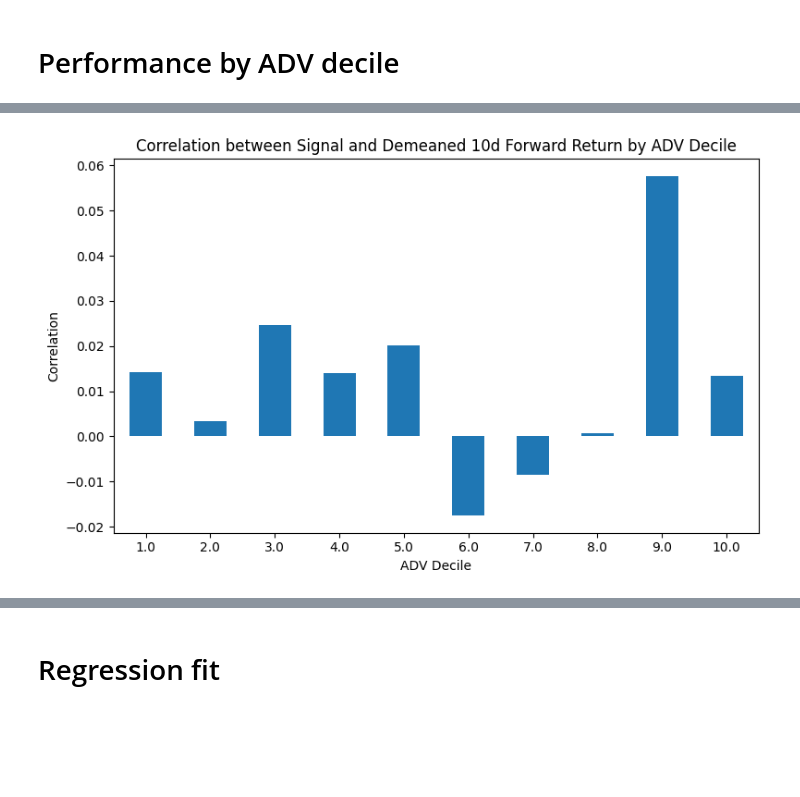
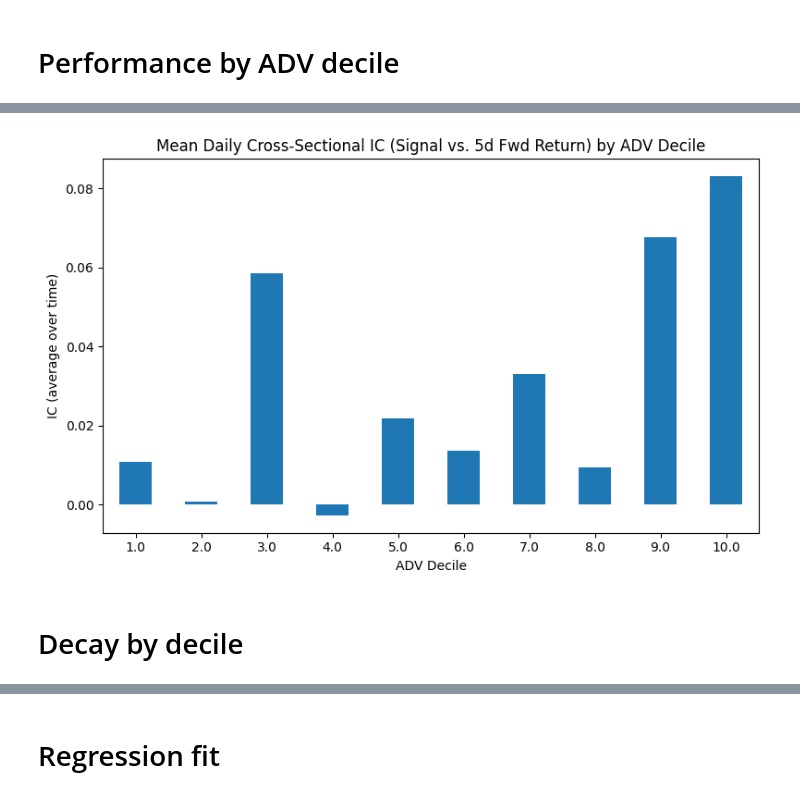
Before and after one commit to engineswap/strategy_manager, a Jupyter notebook: research.ipynb, the cells around one changed output, grey strips where cells are left out. Saved outputs shown, nothing was run; the diff lists cells and outputs as text; code cells hidden in the pictures; blank space fills up the shorter version.

```diff
--- a/research.ipynb
+++ b/research.ipynb
@@ -141,8 +185,8 @@ Computing Bollinger Band momentum signal...
 # Filter illiquids
 # %%
 # Select universe
-df_filtered = df[df.dollar_volume_slowed >= 1e6] # at least $1M daily volume
-df_filtered = df[df['days_since_listing'] >= 90] # at least 90 days since listing (need data for risk estimate)
+df_filtered = df[df.dollar_volume_slowed >= 5e6] # at least $5M daily volume
+df_filtered = df_filtered[df_filtered['days_since_listing'] >= 90] # at least 90 days since listing (need data for risk estimate)
 df_filtered = df_filtered[df_filtered.timestamp<'2025-01-01']
 df_filtered = df_filtered[df_filtered.timestamp>'2021-01-01']
 print(f"Filtered down from {len(df)} to {len(df_filtered)} rows")
@@ -151,16 +203,13 @@ Filtered down from 371753 to 226544 rows
 # %%
-# 1) define your three 60-column groups
+# Demean forward returns cross-sectionally (by timestamp) (this is your target)
 price_cols    = [f"fwd_return_{n}d"          for n in range(1, 61)]
 funding_cols  = [f"fwd_funding_return_{n}d"  for n in range(1, 61)]
 combined_cols = [f"fwd_combined_return_{n}d" for n in range(1, 61)]
 
-# 2) vectorized demean in-place, naming *_demeaned_fast
-for cols in (price_cols, funding_cols, combined_cols):
-	# compute per-timestamp means for all cols at once
-	means = df_filtered.groupby("timestamp")[cols].transform("mean")
-	# subtract and assign to new *_demeaned_fast columns
-	fast_cols = [f"{c}_demeaned" for c in cols]
-	df_filtered[fast_cols] = df_filtered[cols] - means
+for col in combined_cols:
+    means = df_filtered.groupby("timestamp")[col].transform("mean")
+    new_col = f"{col}_demeaned"
+    df_filtered[new_col] = df_filtered[col] - means
 
 df_filtered = df_filtered.copy() # de-fragment
 # %%
@@ -315,7 +485,7 @@ lookback
 # %% [markdown]
 # Signal Selection
 # %%
-df_filtered['signal'] = df_filtered['signal_32d']
+df_filtered['signal'] = df_filtered['signal_128d']
 # %% [markdown]
 Holding-period estimator ``H = 1/avg_turnover`` assumes ``GMV = 1``.
 # %%
@@ -384,21 +570,36 @@ Five-number summary:
 # %% [markdown]
 # Performance by ADV decile
 # %%
-# Assuming df_filtered is already defined from earlier cells
-# Compute correlation by dv_decile: demean fwd_combined_return_5d within each group, then corr with signal
-correlations = df_filtered.groupby('dv_decile')[['signal', 'fwd_combined_return_5d_demeaned']].apply(
-	lambda g: g['signal'].corr(g['fwd_combined_return_5d_demeaned'])
-)
+# Method 1: cross-sectional IC averaged over time, by dv_decile
+import pandas as pd
+import matplotlib.pyplot as plt
 
-# Print the results (Series with dv_decile as index)
-print(correlations)
+ic_by_decile = {}
 
-# Optional: Plot for visualization
-import matplotlib.pyplot as plt
-correlations.plot(kind='bar', figsize=(8, 5))
-plt.title('Correlation between Signal and Demeaned 10d Forward Return by ADV Decile')
+for decile, g in df_filtered.groupby("dv_decile"):
+    # For each day in this decile, compute cross-sectional correlation
+    daily_ic = (
+        g.groupby("timestamp")[["signal", "fwd_combined_return_10d_demeaned"]]
+         .apply(lambda x: x["signal"].corr(x["fwd_combined_return_10d_demeaned"],
+                                           min_periods=2) if len(x) >= 2 else None)
+         .dropna()
+    )
+    if len(daily_ic) > 0:
+        ic_by_decile[decile] = daily_ic.mean()
+    else:
+        ic_by_decile[decile] = float("nan")
+
+# Convert to Series for plotting
+ic_series = pd.Series(ic_by_decile).sort_index()
+
+print("Mean daily IC by dv_decile:")
+print(ic_series)
+
+# Plot
+ic_series.plot(kind='bar', figsize=(8, 5))
+plt.title('Mean Daily Cross-Sectional IC (Signal vs. 5d Fwd Return) by ADV Decile')
 plt.xlabel('ADV Decile')
-plt.ylabel('Correlation')
+plt.ylabel('IC (average over time)')
 plt.xticks(rotation=0)
 plt.tight_layout()
 plt.show()
@@ -417,2 +618,4 @@ dv_decile
 dtype: float64
-[figure, old version]
+[figure, new version]
+# %% [markdown]
+# Decay by decile
```
Also changed, not shown: parts of 29 cells of this notebook, 3 other files.
